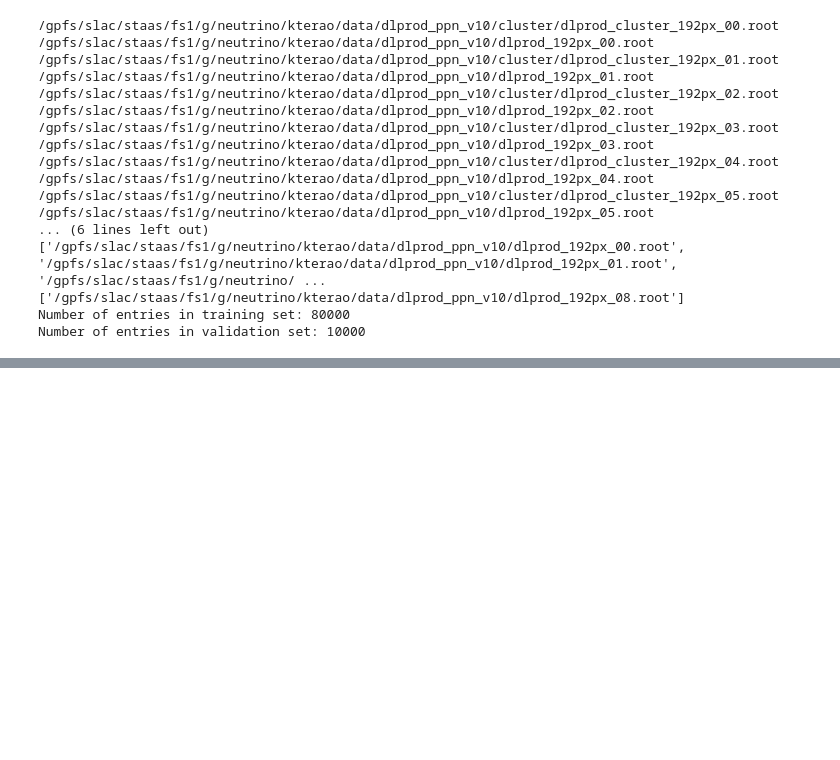
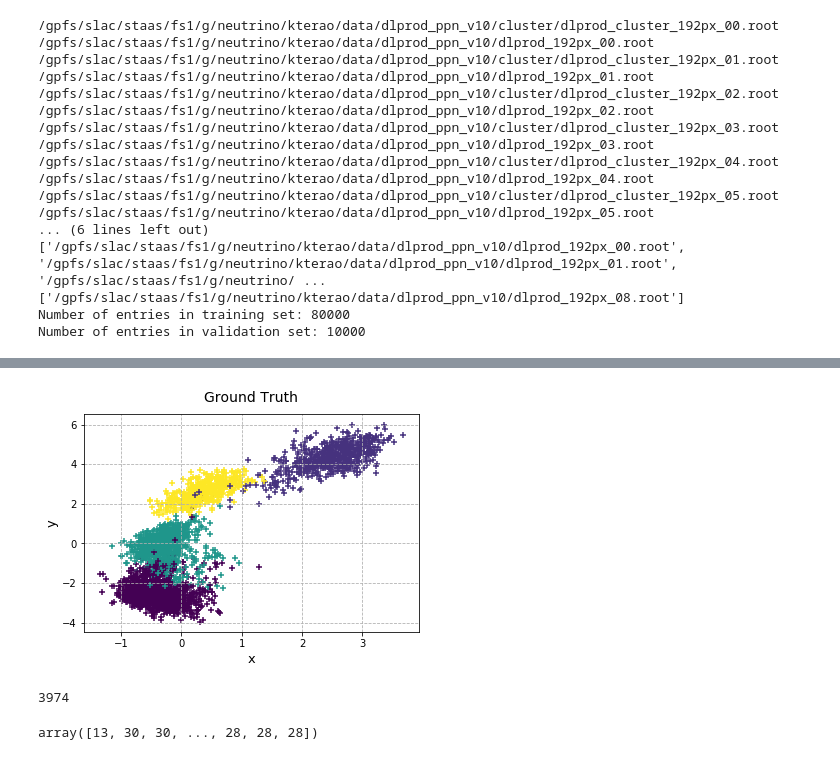
Before and after one commit to dkoh0207/CS231N-Project, a Jupyter notebook: Train.ipynb, the cells around one changed output, grey strips where cells are left out. Cells and saved outputs as stored; diff of their text form; code cells hidden in the pictures; blank space fills up the shorter version.

```diff
--- a/Train.ipynb
+++ b/Train.ipynb
@@ -364,0 +632,15 @@ Error in <TTreeCache::FillBuffer>: Inconsistency: fCurrentClusterStart=0 fEntryC
+# %%
+fig, ax = plt.subplots()
+ax.grid(linestyle='--')
+ax.scatter(x[index],y[index], c=z[index], cmap=matplotlib.pyplot.viridis(), marker='+', alpha=1)
+ax.set_xlabel('x', fontsize=13)
+ax.set_ylabel('y', fontsize=13)
+ax.set_title('Ground Truth'.format(acc), y=1.03, fontsize=14)
+plt.show()
+plt.close()
+# %% [output]
+[figure, added]
+# %%
+clusters.size
+# %% [output]
+3974
@@ -364,0 +649,4 @@ Error in <TTreeCache::FillBuffer>: Inconsistency: fCurrentClusterStart=0 fEntryC
+# %%
+z
+# %% [output]
+array([13, 30, 30, ..., 28, 28, 28])
```
Also changed, not shown: parts of 62 cells of this notebook, 5 other files.
